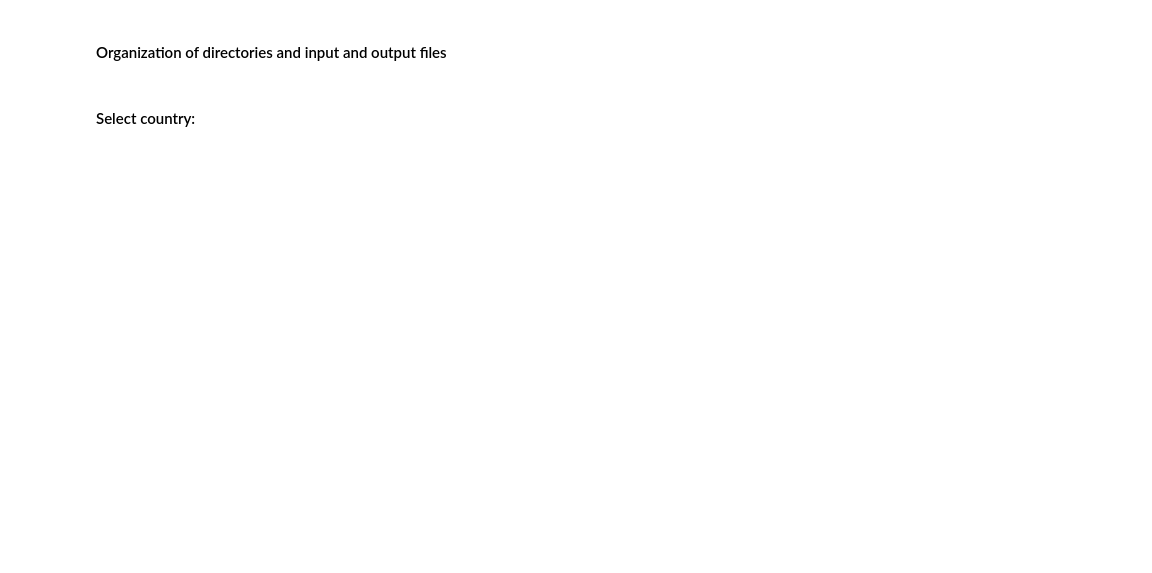
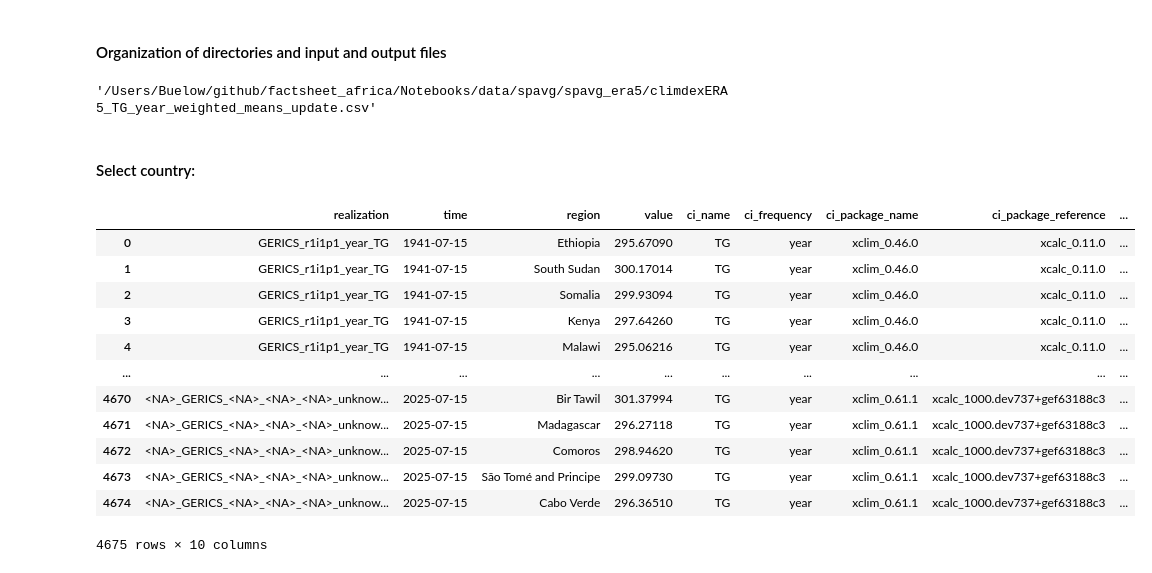
Before and after one commit to KatharinaBuelow/factsheet_africa, a Jupyter notebook: Notebooks/ERA5/Plot_ERA5_climatestripes.ipynb, the cells around one changed output. Saved outputs shown, nothing was run; the diff lists cells and outputs as text; code cells hidden in the pictures; blank space fills up the shorter version.

```diff
--- a/Notebooks/ERA5/Plot_ERA5_climatestripes.ipynb
+++ b/Notebooks/ERA5/Plot_ERA5_climatestripes.ipynb
@@ -39,3 +43,7 @@ if not os.path.exists(outdir):
+# %%
+inputT
+# %% [output]
+'/Users/Buelow/github/factsheet_africa/Notebooks/data/spavg/spavg_era5/climdexERA5_TG_year_weighted_means_update.csv'
 # %% [markdown]
 #### Select country:
 # %%
@@ -69,2 +81,19 @@ def deviation(df):
 
     return df
+# %%
+df = pd.read_csv(inputT)
+df
+# %% [output]
+|  | realization | time | region | value | ci_name | ci_frequency | ci_package_name | ci_package_reference | ... |
+| 0 | GERICS_r1i1p1_year_TG | 1941-07-15 | Ethiopia | 295.67090 | TG | year | xclim_0.46.0 | xcalc_0.11.0 | ... |
+| 1 | GERICS_r1i1p1_year_TG | 1941-07-15 | South Sudan | 300.17014 | TG | year | xclim_0.46.0 | xcalc_0.11.0 | ... |
+| 2 | GERICS_r1i1p1_year_TG | 1941-07-15 | Somalia | 299.93094 | TG | year | xclim_0.46.0 | xcalc_0.11.0 | ... |
+| 3 | GERICS_r1i1p1_year_TG | 1941-07-15 | Kenya | 297.64260 | TG | year | xclim_0.46.0 | xcalc_0.11.0 | ... |
+| 4 | GERICS_r1i1p1_year_TG | 1941-07-15 | Malawi | 295.06216 | TG | year | xclim_0.46.0 | xcalc_0.11.0 | ... |
+| ... | ... | ... | ... | ... | ... | ... | ... | ... | ... |
+| 4670 | <NA>_GERICS_<NA>_<NA>_<NA>_unknow... | 2025-07-15 | Bir Tawil | 301.37994 | TG | year | xclim_0.61.1 | xcalc_1000.dev737+gef63188c3 | ... |
+| 4671 | <NA>_GERICS_<NA>_<NA>_<NA>_unknow... | 2025-07-15 | Madagascar | 296.27118 | TG | year | xclim_0.61.1 | xcalc_1000.dev737+gef63188c3 | ... |
+| 4672 | <NA>_GERICS_<NA>_<NA>_<NA>_unknow... | 2025-07-15 | Comoros | 298.94620 | TG | year | xclim_0.61.1 | xcalc_1000.dev737+gef63188c3 | ... |
+| 4673 | <NA>_GERICS_<NA>_<NA>_<NA>_unknow... | 2025-07-15 | São Tomé and Principe | 299.09730 | TG | year | xclim_0.61.1 | xcalc_1000.dev737+gef63188c3 | ... |
+| 4674 | <NA>_GERICS_<NA>_<NA>_<NA>_unknow... | 2025-07-15 | Cabo Verde | 296.36510 | TG | year | xclim_0.61.1 | xcalc_1000.dev737+gef63188c3 | ... |
+4675 rows × 10 columns
```
Also changed, not shown: parts of 8 cells of this notebook, 5 other files.
